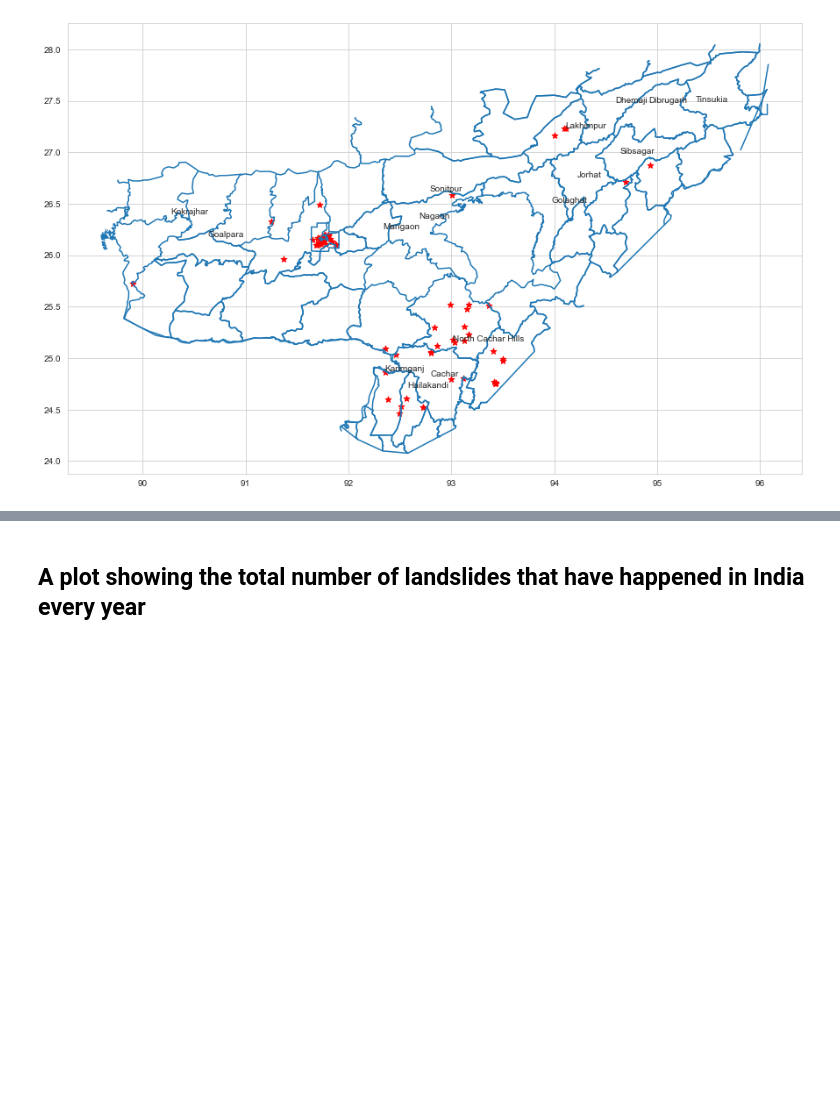
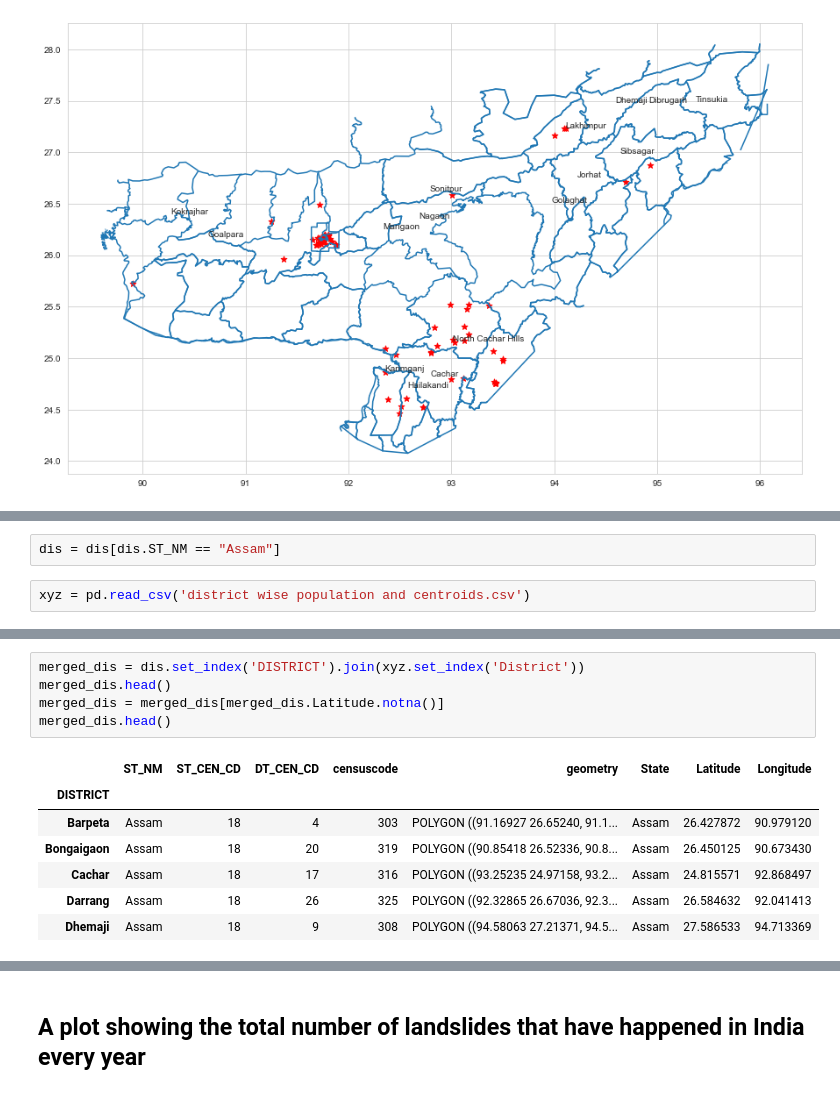
Before and after one commit to rishisinhanj/India-Data-Visualization, a Jupyter notebook: New Landslide.ipynb, the cells around one changed output, grey strips where cells are left out. Cells and saved outputs as stored; diff of their text form; blank space fills up the shorter version.

```diff
--- a/New Landslide.ipynb
+++ b/New Landslide.ipynb
@@ -286,0 +298,4 @@ plt.show()
+# %%
+dis = dis[dis.ST_NM == "Assam"]
+# %%
+xyz = pd.read_csv('district wise population and centroids.csv')
@@ -286,0 +315,13 @@ plt.show()
+# %%
+merged_dis = dis.set_index('DISTRICT').join(xyz.set_index('District'))
+merged_dis.head()
+merged_dis = merged_dis[merged_dis.Latitude.notna()]
+merged_dis.head()
+# %% [output]
+|  | ST_NM | ST_CEN_CD | DT_CEN_CD | censuscode | geometry | State | Latitude | Longitude |
+| DISTRICT |  |  |  |  |  |  |  |  |
+| Barpeta | Assam | 18 | 4 | 303 | POLYGON ((91.16927 26.65240, 91.1... | Assam | 26.427872 | 90.979120 |
+| Bongaigaon | Assam | 18 | 20 | 319 | POLYGON ((90.85418 26.52336, 90.8... | Assam | 26.450125 | 90.673430 |
+| Cachar | Assam | 18 | 17 | 316 | POLYGON ((93.25235 24.97158, 93.2... | Assam | 24.815571 | 92.868497 |
+| Darrang | Assam | 18 | 26 | 325 | POLYGON ((92.32865 26.67036, 92.3... | Assam | 26.584632 | 92.041413 |
+| Dhemaji | Assam | 18 | 9 | 308 | POLYGON ((94.58063 27.21371, 94.5... | Assam | 27.586533 | 94.713369 |
```
Also changed, not shown: parts of 6 cells of this notebook, 2 other files.
